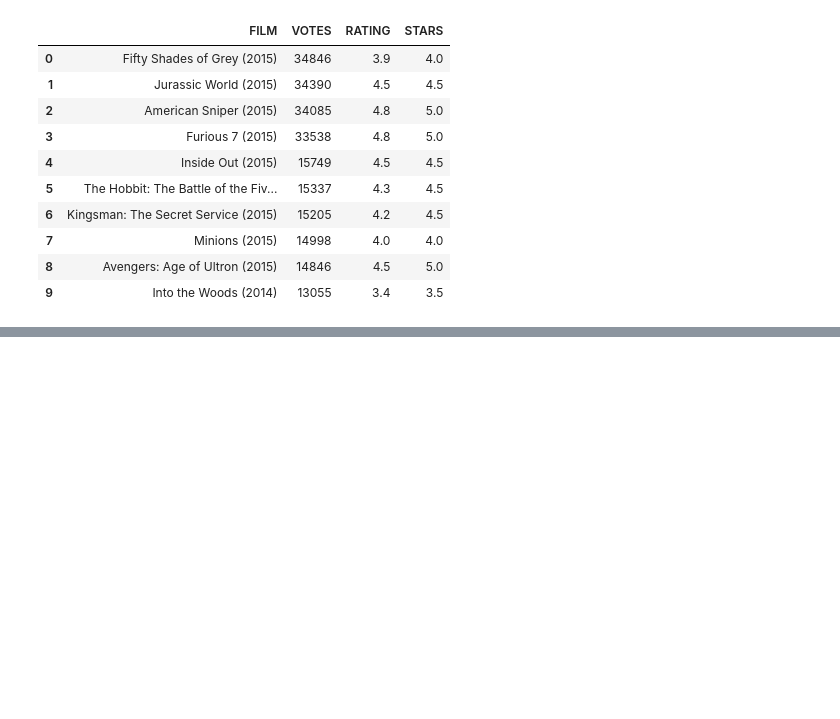
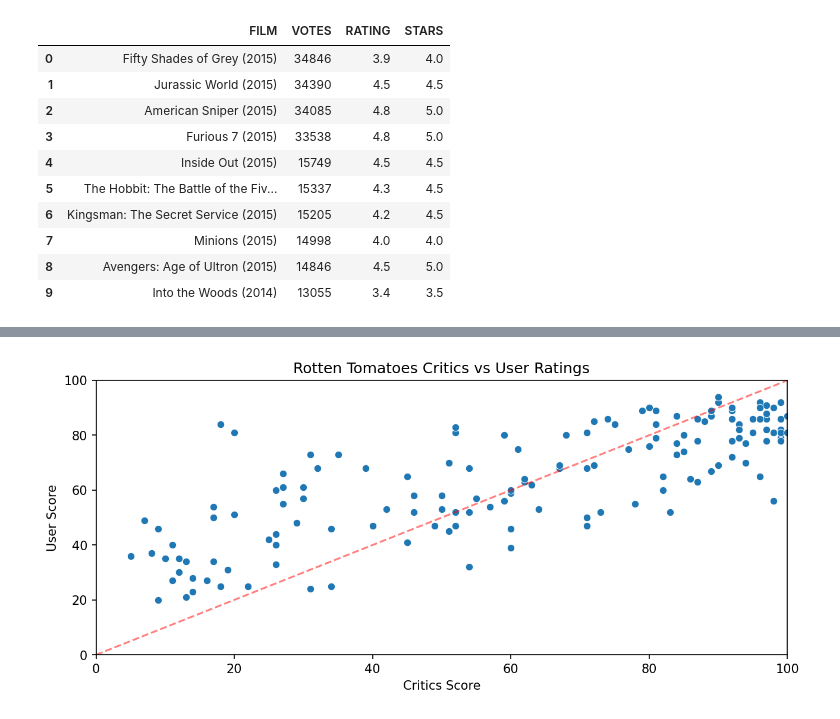
Before and after one commit to dr-ridwanoladipo/movie_metrics_dashboard, a Jupyter notebook: movie_ratings.ipynb, the cells around one changed output, grey strips where cells are left out. Cells and saved outputs as stored; diff of their text form; code cells hidden in the pictures; blank space fills up the shorter version.

```diff
--- a/movie_ratings.ipynb
+++ b/movie_ratings.ipynb
@@ -170,0 +240,13 @@ Top 10 Movies by Vote Count:
+# %%
+# Load cross-platform data
+all_sites = pd.read_csv("all_sites_scores.csv")
+
+# Display basic information about the dataset
+print("All_sites Dataset Overview:")
+print("-" * 50)
+print("\nFirst few rows:")
+display(all_sites.head())
+print("\nDataset Info:")
+display(all_sites.info())
+print("\nDescriptive Statistics:")
+display(all_sites.describe())
@@ -170,0 +291,13 @@ Top 10 Movies by Vote Count:
+# %%
+# Create scatter plot for RT Critics vs Users
+plt.figure(figsize=(10,4),dpi=150)
+sns.scatterplot(data=all_sites, x='RottenTomatoes', y='RottenTomatoes_User')
+plt.plot([0, 100], [0, 100], 'r--', alpha=0.5)  # Perfect agreement line
+plt.title('Rotten Tomatoes Critics vs User Ratings')
+plt.xlabel('Critics Score')
+plt.ylabel('User Score')
+plt.xlim(0, 100)
+plt.ylim(0, 100)
+plt.show()
+# %% [output]
+[figure, added]
```
Also changed, not shown: parts of 8 cells of this notebook.
